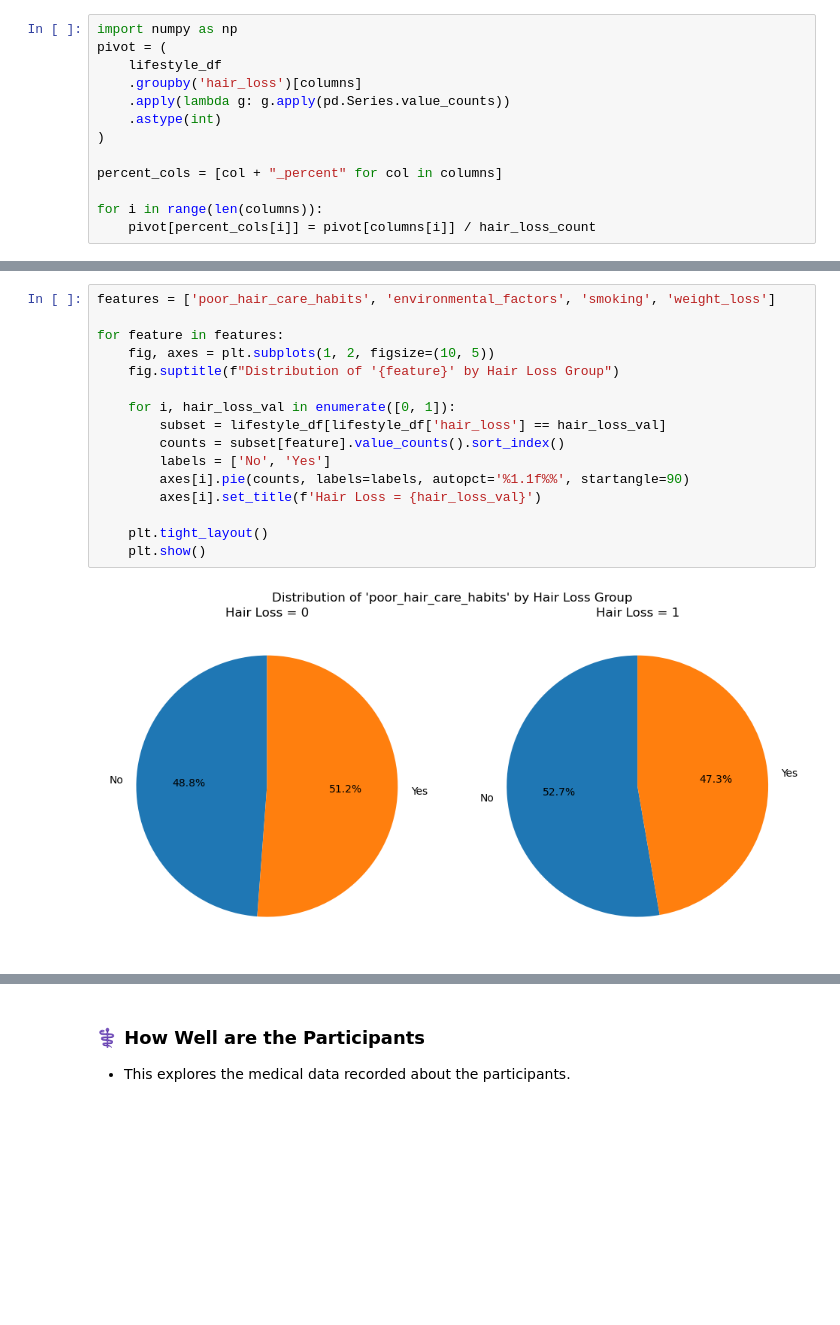
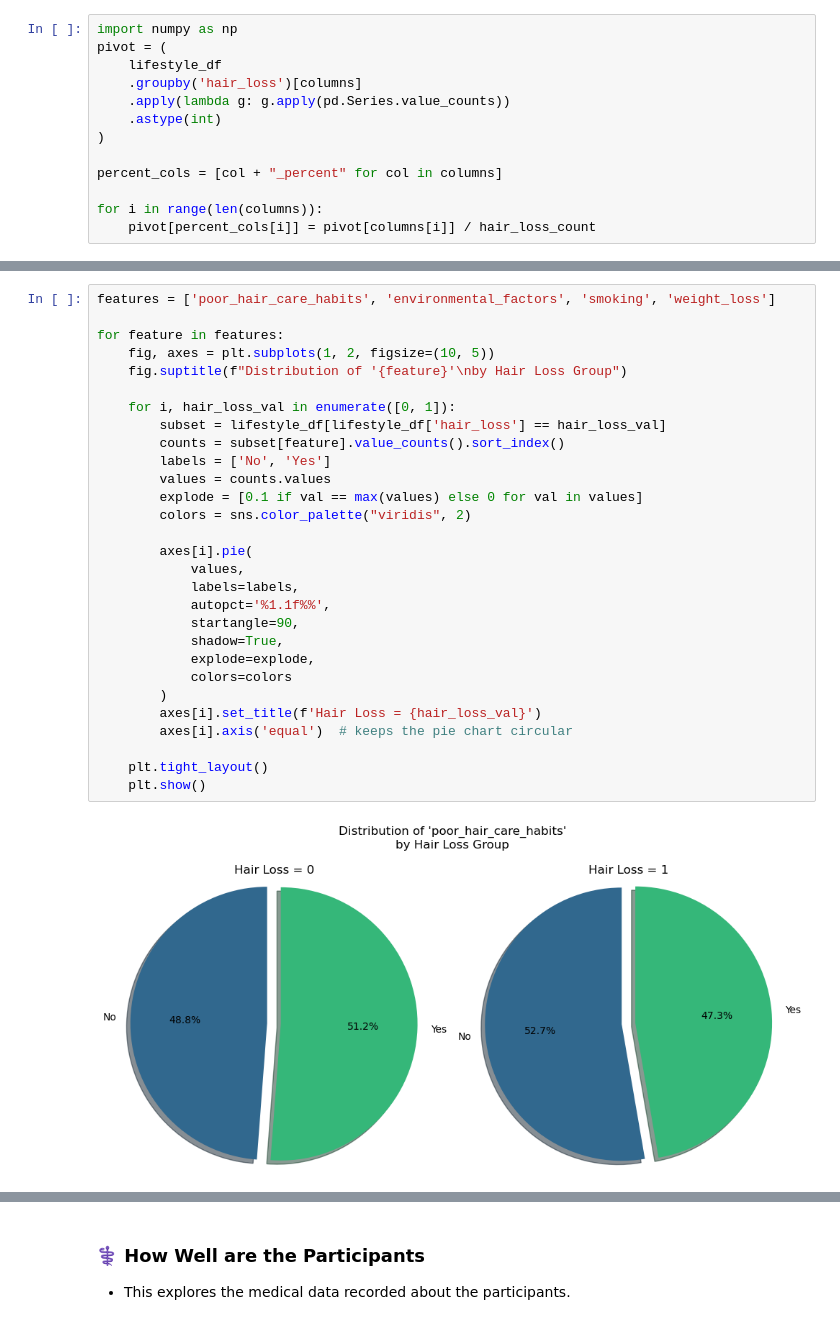
Before and after one commit to kimodri/school-projects, a Jupyter notebook: statistics-and-probability/hairloss.ipynb, the cells around one changed output, grey strips where cells are left out. Drawn from its saved outputs; the diff is of its cells as text; blank space fills up the shorter version.

```diff
--- a/statistics-and-probability/hairloss.ipynb
+++ b/statistics-and-probability/hairloss.ipynb
@@ -230,18 +239,31 @@ pivot
 # %%
 features = ['poor_hair_care_habits', 'environmental_factors', 'smoking', 'weight_loss']
 
 for feature in features:
     fig, axes = plt.subplots(1, 2, figsize=(10, 5))
-    fig.suptitle(f"Distribution of '{feature}' by Hair Loss Group")
+    fig.suptitle(f"Distribution of '{feature}'\nby Hair Loss Group")
 
     for i, hair_loss_val in enumerate([0, 1]):
         subset = lifestyle_df[lifestyle_df['hair_loss'] == hair_loss_val]
         counts = subset[feature].value_counts().sort_index()
         labels = ['No', 'Yes']
-        axes[i].pie(counts, labels=labels, autopct='%1.1f%%', startangle=90)
+        values = counts.values
+        explode = [0.1 if val == max(values) else 0 for val in values]
+        colors = sns.color_palette("viridis", 2)
+
+        axes[i].pie(
+            values,
+            labels=labels,
+            autopct='%1.1f%%',
+            startangle=90,
+            shadow=True,
+            explode=explode,
+            colors=colors
+        )
         axes[i].set_title(f'Hair Loss = {hair_loss_val}')
+        axes[i].axis('equal')  # keeps the pie chart circular
 
     plt.tight_layout()
     plt.show()
 # %% [output]
-[figure, old version]
+[figure, new version]
```
Also changed, not shown: parts of 19 cells of this notebook, 1 other file.
